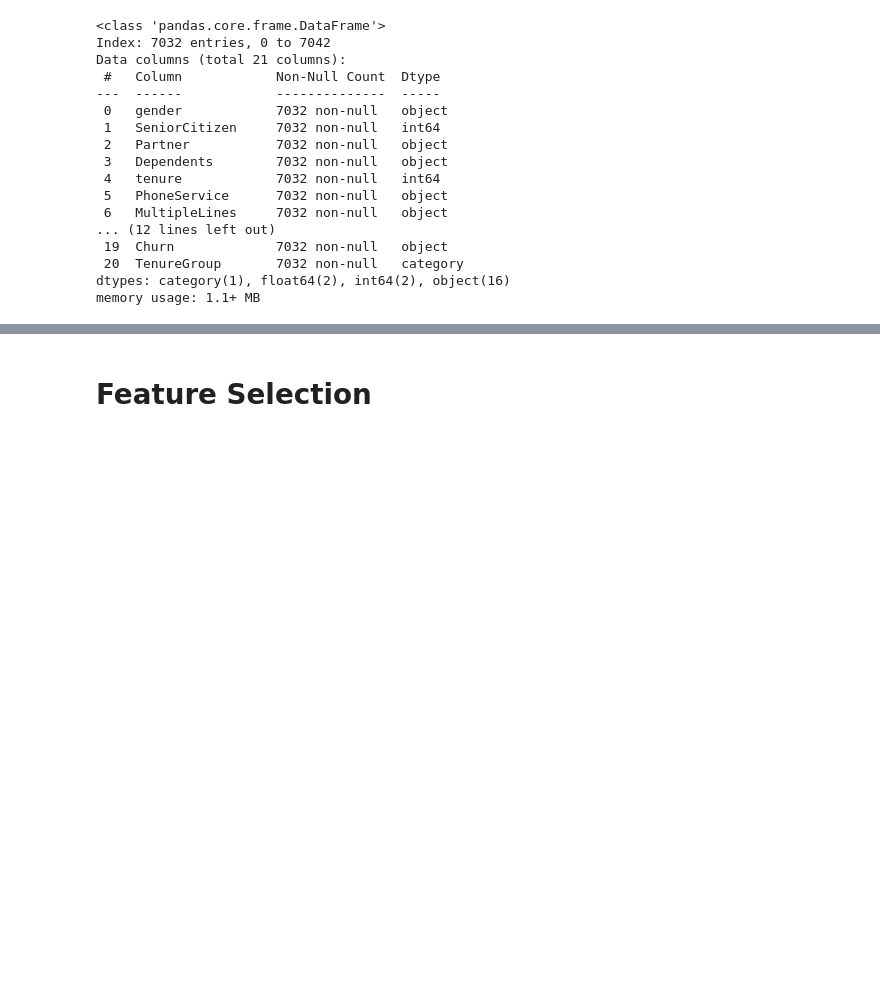
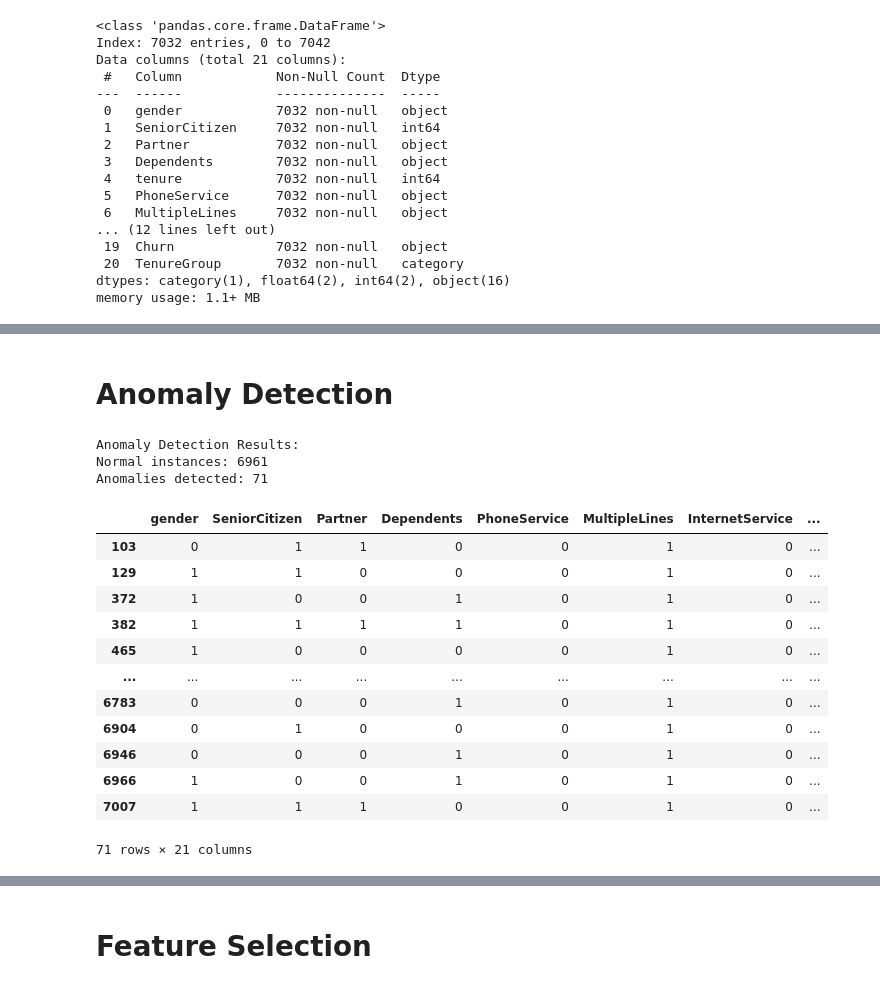
Before and after one commit to kesiee/ml_term_project_2024, a Jupyter notebook: Final_Pipeline.ipynb, the cells around one changed output, grey strips where cells are left out. Drawn from its saved outputs; the diff is of its cells as text; code cells hidden in the pictures; blank space fills up the shorter version.

Commit message:
Anamoly detection

```diff
--- a/Final_Pipeline.ipynb
+++ b/Final_Pipeline.ipynb
@@ -269,3 +269,51 @@ correlation_encoded
 | TotalCharges | 0.000048 | 0.102411 | 0.319072 | 0.064653 | 0.113008 | 0.453202 | -0.175691 | ... |
 | Churn | -0.008545 | 0.150541 | -0.149982 | -0.163128 | 0.011691 | 0.038043 | -0.047097 | ... |
 | TenureGroup | 0.005966 | 0.016019 | 0.369851 | 0.157483 | 0.007497 | 0.335205 | -0.029234 | ... |
+# %% [markdown]
+# Anomaly Detection
+# %%
+from sklearn.ensemble import IsolationForest
+from sklearn.preprocessing import StandardScaler
+import pandas as pd
+
+# Select features for anomaly detection (excluding the target variable 'Churn')
+features_for_anomaly = telco_data_cleaned.drop(columns=['Churn'])
+
+# Standardize the features
+scaler = StandardScaler()
+features_scaled = scaler.fit_transform(features_for_anomaly)
+
+# Apply Isolation Forest
+isolation_forest = IsolationForest(contamination=0.01, random_state=42)
+anomalies = isolation_forest.fit_predict(features_scaled)
+
+# Add anomaly labels to the dataset
+telco_data_cleaned['Anomaly'] = anomalies
+
+# Analyze anomalies
+anomalies_count = telco_data_cleaned['Anomaly'].value_counts()
+
+print("Anomaly Detection Results:")
+print(f"Normal instances: {anomalies_count[1]}")
+print(f"Anomalies detected: {anomalies_count[-1]}")
+
+# Display anomalous instances
+anomalous_instances = telco_data_cleaned[telco_data_cleaned['Anomaly'] == -1]
+anomalous_instances
+# %% [output]
+Anomaly Detection Results:
+Normal instances: 6961
+Anomalies detected: 71
+|  | gender | SeniorCitizen | Partner | Dependents | PhoneService | MultipleLines | InternetService | ... |
+| 103 | 0 | 1 | 1 | 0 | 0 | 1 | 0 | ... |
+| 129 | 1 | 1 | 0 | 0 | 0 | 1 | 0 | ... |
+| 372 | 1 | 0 | 0 | 1 | 0 | 1 | 0 | ... |
+| 382 | 1 | 1 | 1 | 1 | 0 | 1 | 0 | ... |
+| 465 | 1 | 0 | 0 | 0 | 0 | 1 | 0 | ... |
+| ... | ... | ... | ... | ... | ... | ... | ... | ... |
+| 6783 | 0 | 0 | 0 | 1 | 0 | 1 | 0 | ... |
+| 6904 | 0 | 1 | 0 | 0 | 0 | 1 | 0 | ... |
+| 6946 | 0 | 0 | 0 | 1 | 0 | 1 | 0 | ... |
+| 6966 | 1 | 0 | 0 | 1 | 0 | 1 | 0 | ... |
+| 7007 | 1 | 1 | 1 | 0 | 0 | 1 | 0 | ... |
+71 rows × 21 columns
```
Also changed, not shown: parts of 3 cells of this notebook.
